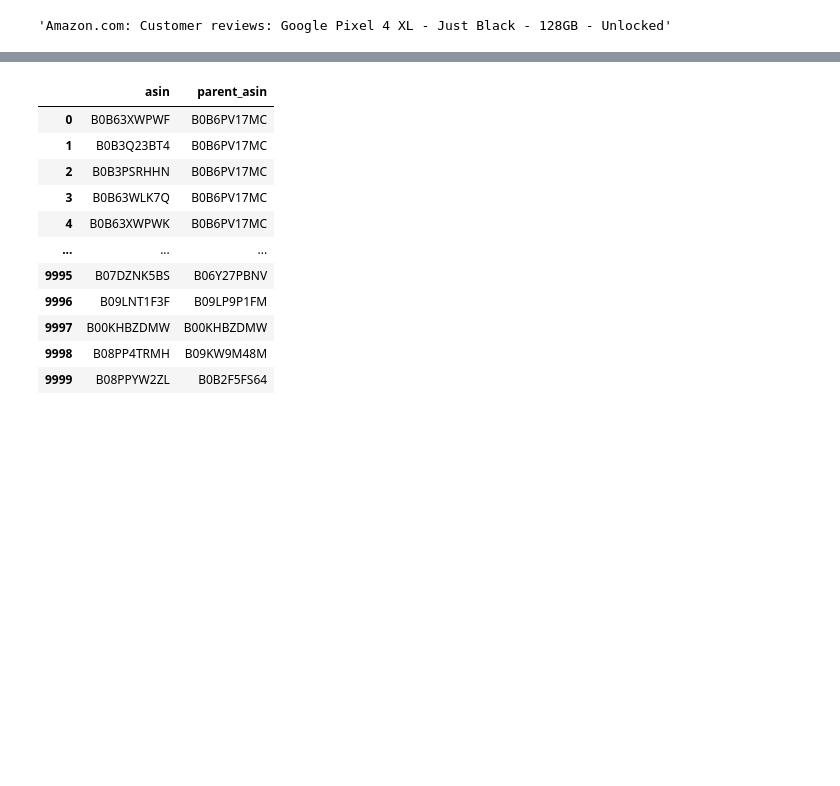
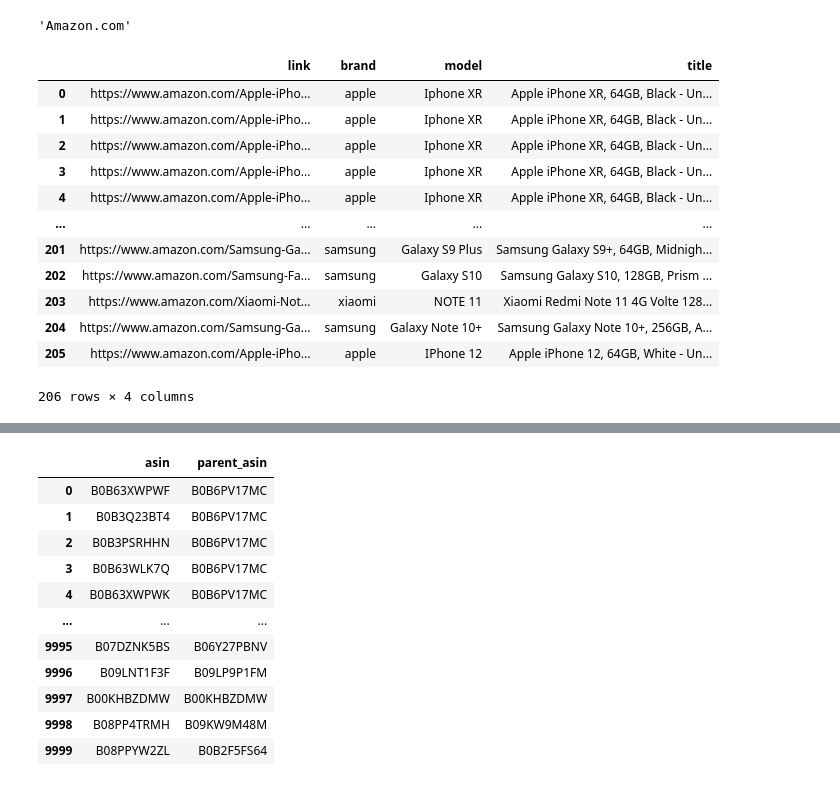
Before and after one commit to janvanderdoe/amazon_nfu, a Jupyter notebook: src/scraping/amazon_scraper.ipynb, the cells around one changed output, grey strips where cells are left out. Saved outputs shown, nothing was run; the diff lists cells and outputs as text; code cells hidden in the pictures; blank space fills up the shorter version.

```diff
--- a/src/scraping/amazon_scraper.ipynb
+++ b/src/scraping/amazon_scraper.ipynb
@@ -37,10 +34,10 @@ def get_soup(url):
             break
     return soup
 # %%
-r = requests.get("http://localhost:8050/render.html", params={"url": "https://www.amazon.com/Google-Pixel-XL-Black-Unlocked/product-reviews/B07YMNVXVV/ref=cm_cr_dp_d_show_all_btm?ie=UTF8&reviewerType=all_reviews&pageNumber=4",'wait': 4, 'viewport': '320x480', 'images': 0})
+r = requests.get("http://localhost:8050/render.html", params={"url": "https://www.amazon.com/dp/B07YMNVXVV",'wait': 4, 'viewport': '320x480', 'images': 0})
 soup = BeautifulSoup(r.text, "html.parser")
 soup.title.text
 # %% [output]
-'Amazon.com: Customer reviews: Google Pixel 4 XL - Just Black - 128GB - Unlocked'
+'Amazon.com'
 # %%
 #{"error": 504, "type": "GlobalTimeoutError", "description": "Timeout exceeded rendering page", "info": {"remaining": -3.588108777999878, "timeout": 30}}
@@ -46,0 +51,17 @@ soup.title.text
+# %%
+product_infos = pd.read_excel("../../data/links_over_500_reviews.xlsx")
+product_infos
+# %% [output]
+|  | link | brand | model | title |
+| 0 | https://www.amazon.com/Apple-iPho... | apple | Iphone XR | Apple iPhone XR, 64GB, Black - Un... |
+| 1 | https://www.amazon.com/Apple-iPho... | apple | Iphone XR | Apple iPhone XR, 64GB, Black - Un... |
+| 2 | https://www.amazon.com/Apple-iPho... | apple | Iphone XR | Apple iPhone XR, 64GB, Black - Un... |
+| 3 | https://www.amazon.com/Apple-iPho... | apple | Iphone XR | Apple iPhone XR, 64GB, Black - Un... |
+| 4 | https://www.amazon.com/Apple-iPho... | apple | Iphone XR | Apple iPhone XR, 64GB, Black - Un... |
+| ... | ... | ... | ... | ... |
+| 201 | https://www.amazon.com/Samsung-Ga... | samsung | Galaxy S9 Plus | Samsung Galaxy S9+, 64GB, Midnigh... |
+| 202 | https://www.amazon.com/Samsung-Fa... | samsung | Galaxy S10 | Samsung Galaxy S10, 128GB, Prism ... |
+| 203 | https://www.amazon.com/Xiaomi-Not... | xiaomi | NOTE 11 | Xiaomi Redmi Note 11 4G Volte 128... |
+| 204 | https://www.amazon.com/Samsung-Ga... | samsung | Galaxy Note 10+ | Samsung Galaxy Note 10+, 256GB, A... |
+| 205 | https://www.amazon.com/Apple-iPho... | apple | IPhone 12 | Apple iPhone 12, 64GB, White - Un... |
+206 rows × 4 columns
```
Also changed, not shown: parts of 11 cells of this notebook, 5 other files.
